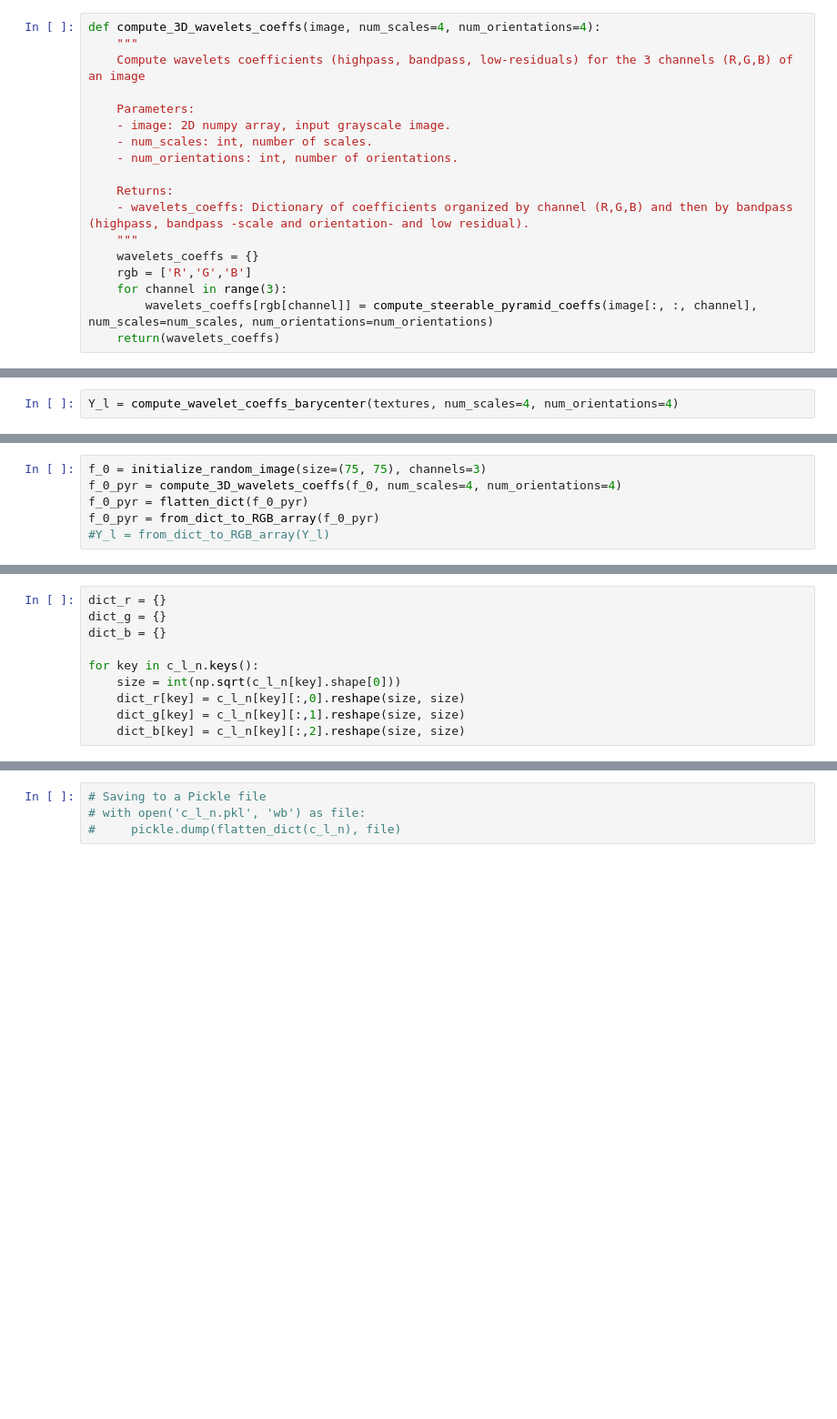
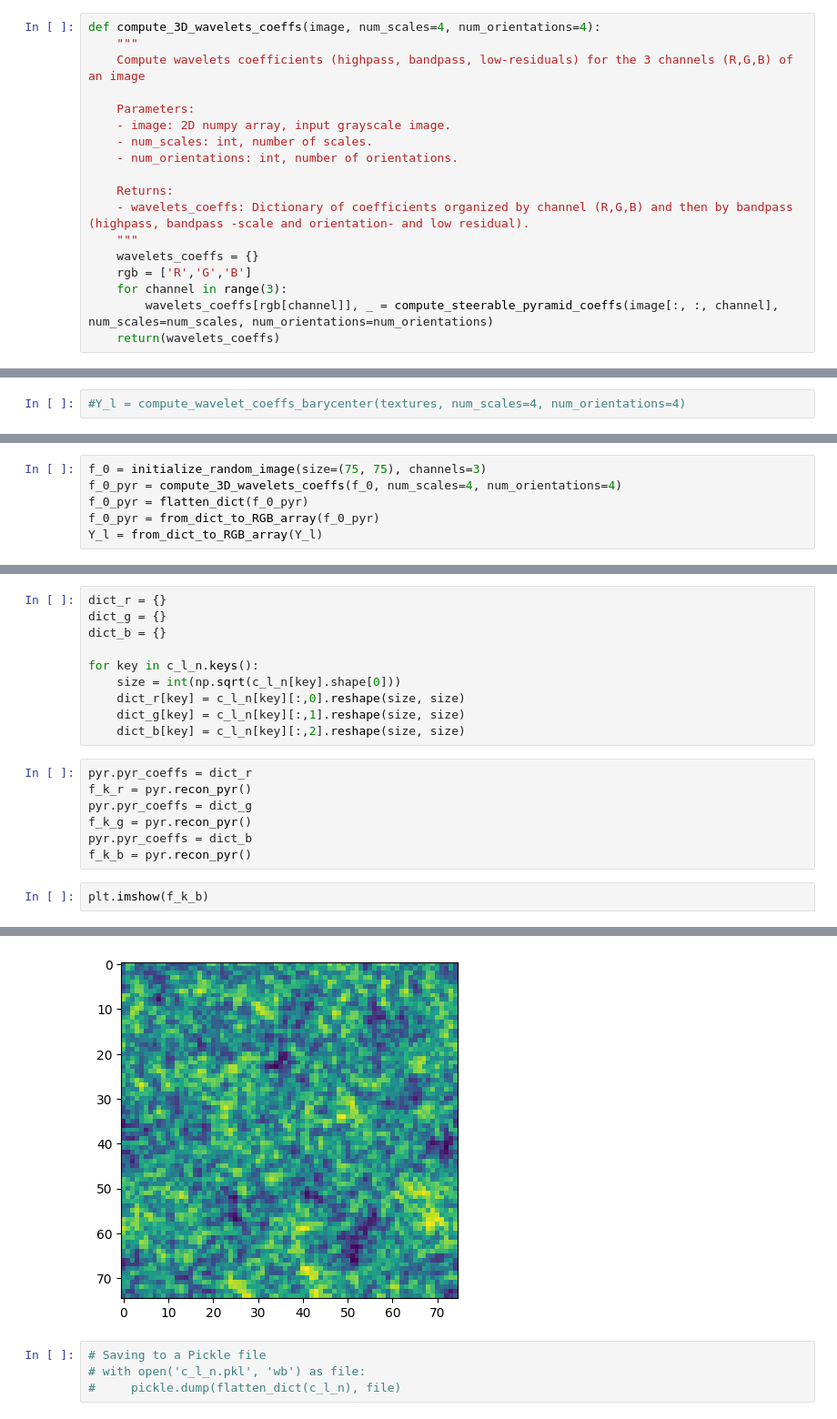
Before and after one commit to mchabrol/Convolutional-Wasserstein-Distances, a Jupyter notebook: notebook_marion.ipynb, the cells around one changed output, grey strips where cells are left out. Shown at 91% size. Saved outputs shown, nothing was run; the diff lists cells and outputs as text; blank space fills up the shorter version.

```diff
--- a/notebook_marion.ipynb
+++ b/notebook_marion.ipynb
@@ -76,7 +93,7 @@ def compute_3D_wavelets_coeffs(image, num_scales=4, num_orientations=4):
     wavelets_coeffs = {}
     rgb = ['R','G','B']
     for channel in range(3):
-        wavelets_coeffs[rgb[channel]] = compute_steerable_pyramid_coeffs(image[:, :, channel], num_scales=num_scales, num_orientations=num_orientations)
+        wavelets_coeffs[rgb[channel]], _ = compute_steerable_pyramid_coeffs(image[:, :, channel], num_scales=num_scales, num_orientations=num_orientations)
     return(wavelets_coeffs)
 # %%
 def compute_wavelet_coeffs_barycenter(textures, num_scales=4, num_orientations=4):
@@ -105,7 +122,7 @@ def compute_wavelet_coeffs_barycenter(textures, num_scales=4, num_orientations=4
         bar_wavelet_coeffs_RGB[rgb] = bar_wavelet_coeffs
     return(bar_wavelet_coeffs_RGB)
 # %%
-Y_l = compute_wavelet_coeffs_barycenter(textures, num_scales=4, num_orientations=4)
+#Y_l = compute_wavelet_coeffs_barycenter(textures, num_scales=4, num_orientations=4)
 # %%
 with open('Yl.pkl', 'rb') as file:
         # Loading the data from the pickle file
@@ -160,7 +177,7 @@ f_0 = initialize_random_image(size=(75, 75), channels=3)
 f_0_pyr = compute_3D_wavelets_coeffs(f_0, num_scales=4, num_orientations=4)
 f_0_pyr = flatten_dict(f_0_pyr)
 f_0_pyr = from_dict_to_RGB_array(f_0_pyr)
-#Y_l = from_dict_to_RGB_array(Y_l)
+Y_l = from_dict_to_RGB_array(Y_l)
 # %%
 c_l_n = {}
 for key in Y_l.keys():
@@ -201,3 +218,13 @@ for key in c_l_n.keys():
     dict_r[key] = c_l_n[key][:,0].reshape(size, size)
     dict_g[key] = c_l_n[key][:,1].reshape(size, size)
     dict_b[key] = c_l_n[key][:,2].reshape(size, size)
+# %%
+pyr.pyr_coeffs = dict_r
+f_k_r = pyr.recon_pyr()
+pyr.pyr_coeffs = dict_g
+f_k_g = pyr.recon_pyr()
+pyr.pyr_coeffs = dict_b
+f_k_b = pyr.recon_pyr()
+# %%
+plt.imshow(f_k_b)
+# %% [output]
@@ -204,3 +232,4 @@ for key in c_l_n.keys():
+[figure, added]
 # %%
 # Saving to a Pickle file
 # with open('c_l_n.pkl', 'wb') as file:
```
Also changed, not shown: parts of 6 cells of this notebook.
